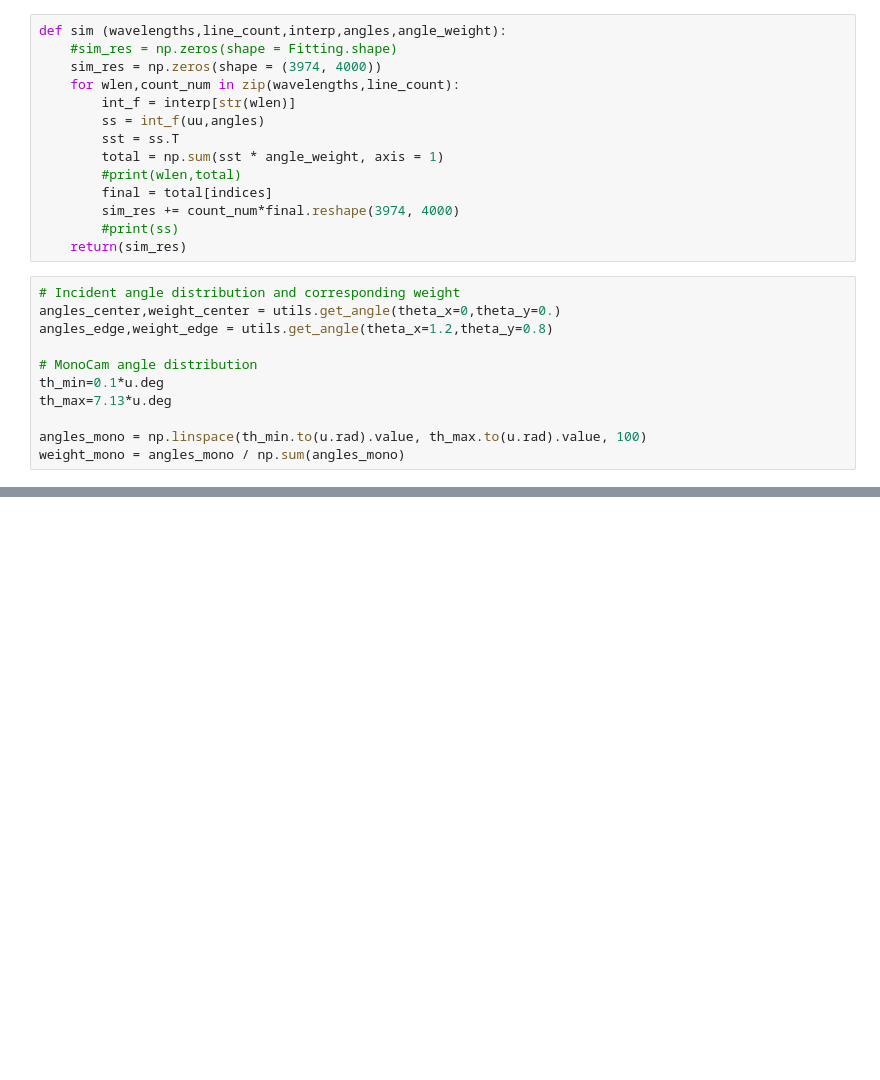
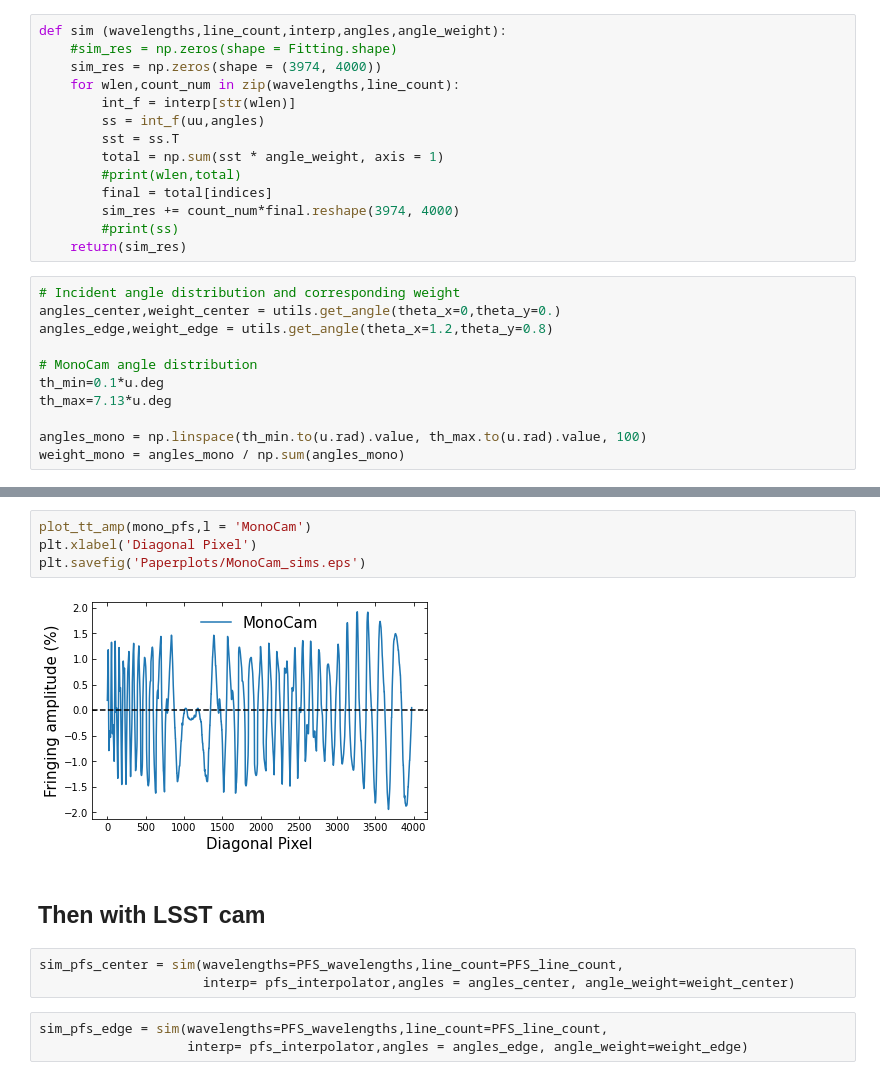
Before and after one commit to Zhiyuan-G/LSSTFringe, a Jupyter notebook: notebooks/sky_bg_rubin_sim.ipynb, the cells around one changed output, grey strips where cells are left out. Saved outputs shown, nothing was run; the diff lists cells and outputs as text; blank space fills up the shorter version.

```diff
--- a/notebooks/sky_bg_rubin_sim.ipynb
+++ b/notebooks/sky_bg_rubin_sim.ipynb
@@ -210,0 +203,14 @@ plot_tt_amp(sim_pfs_center,l = 'FOV center')
+# %%
+plot_tt_amp(mono_pfs,l = 'MonoCam')
+plt.xlabel('Diagonal Pixel')
+plt.savefig('Paperplots/MonoCam_sims.eps')
+# %% [output]
+[figure, added]
+# %% [markdown]
+## Then with LSST cam
+# %%
+sim_pfs_center = sim(wavelengths=PFS_wavelengths,line_count=PFS_line_count,
+                     interp= pfs_interpolator,angles = angles_center, angle_weight=weight_center)
+# %%
+sim_pfs_edge = sim(wavelengths=PFS_wavelengths,line_count=PFS_line_count,
+                   interp= pfs_interpolator,angles = angles_edge, angle_weight=weight_edge)
```
Also changed, not shown: parts of 19 cells of this notebook, 2 other files.
